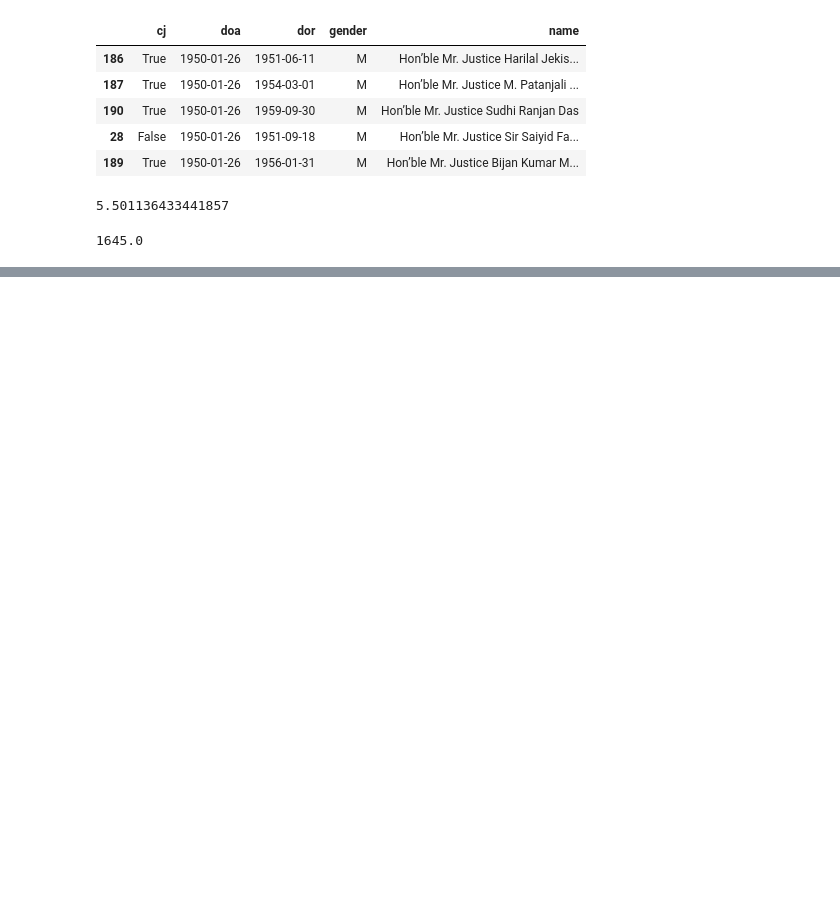
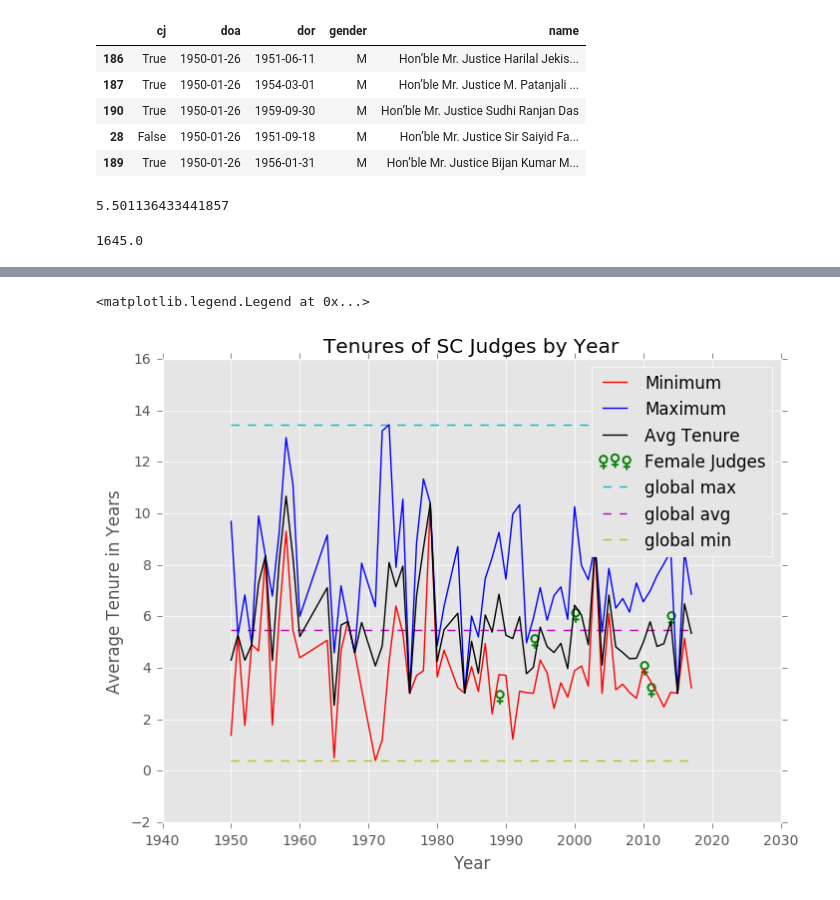
Before and after one commit to jaidevd/faciendum, a Jupyter notebook: exploration.ipynb, the cells around one changed output, grey strips where cells are left out. Saved outputs shown, nothing was run; the diff lists cells and outputs as text; code cells hidden in the pictures; blank space fills up the shorter version.

```diff
--- a/exploration.ipynb
+++ b/exploration.ipynb
@@ -73,0 +128,21 @@ females.head()
+# %%
+fig = plt.figure(figsize=(8, 6))
+fig.add_subplot(111)
+plt.plot(men_min.index, men_min['tenure_years'].values, label="Minimum", c="r")
+
+plt.plot(men_max.index, men_max['tenure_years'].values, label="Maximum", c="b")
+
+plt.plot(men_mean.index, men_mean['tenure_years'].values, label="Avg Tenure", c="k")
+
+plt.scatter(females['year'].values, females['tenure_years'].values,
+            marker="$\u2640$", s=100, label="Female Judges", color="g")
+plt.hlines(df.tenure_years.max(), 1950, 2017, linestyle="dashed", colors="c", label="global max")
+plt.hlines(df.tenure_years.mean(), 1950, 2017, linestyle="dashed", colors="m", label="global avg")
+plt.hlines(df.tenure_years.min(), 1950, 2017, linestyle="dashed", colors="y", label="global min")
+plt.xlabel("Year")
+plt.ylabel("Average Tenure in Years")
+plt.title("Tenures of SC Judges by Year")
+plt.legend(loc="best")
+# %% [output]
+<matplotlib.legend.Legend at 0x...>
+[figure, added]
```
Also changed, not shown: parts of 9 cells of this notebook.
